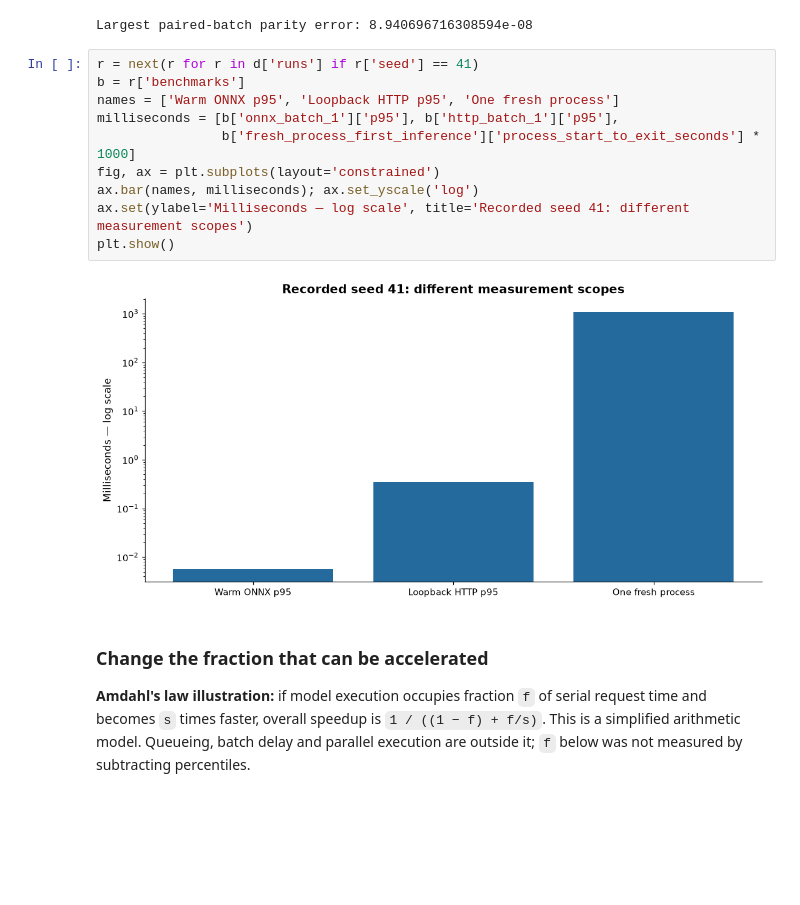
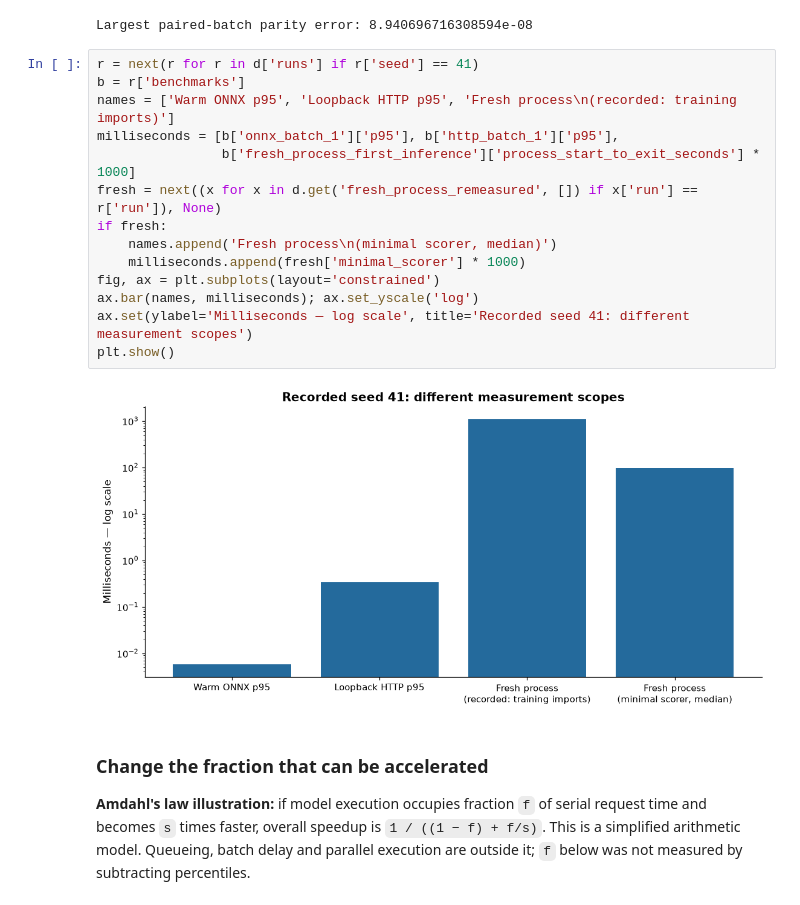
Before and after one commit to theRealMarkCastillo/ml-training, a Jupyter notebook: notebooks/D06_inference_optimization.ipynb, the cells around one changed output. Cells and saved outputs as stored; diff of their text form; blank space fills up the shorter version.

```diff
--- a/notebooks/D06_inference_optimization.ipynb
+++ b/notebooks/D06_inference_optimization.ipynb
@@ -54,15 +53,19 @@ Largest paired-batch parity error: 8.940696716308594e-08
 # %%
 r = next(r for r in d['runs'] if r['seed'] == 41)
 b = r['benchmarks']
-names = ['Warm ONNX p95', 'Loopback HTTP p95', 'One fresh process']
+names = ['Warm ONNX p95', 'Loopback HTTP p95', 'Fresh process\n(recorded: training imports)']
 milliseconds = [b['onnx_batch_1']['p95'], b['http_batch_1']['p95'],
                 b['fresh_process_first_inference']['process_start_to_exit_seconds'] * 1000]
+fresh = next((x for x in d.get('fresh_process_remeasured', []) if x['run'] == r['run']), None)
+if fresh:
+    names.append('Fresh process\n(minimal scorer, median)')
+    milliseconds.append(fresh['minimal_scorer'] * 1000)
 fig, ax = plt.subplots(layout='constrained')
 ax.bar(names, milliseconds); ax.set_yscale('log')
 ax.set(ylabel='Milliseconds — log scale', title='Recorded seed 41: different measurement scopes')
 plt.show()
 # %% [output]
-[figure, old version]
+[figure, new version]
 # %% [markdown]
 ### Change the fraction that can be accelerated
 **Amdahl's law illustration:** if model execution occupies fraction `f` of serial request time and becomes `s` times faster, overall speedup is `1 / ((1 − f) + f/s)`. This is a simplified arithmetic model. Queueing, batch delay and parallel execution are outside it; `f` below was not measured by subtracting percentiles.
```
Also changed, not shown: parts of 2 cells of this notebook, 18 other files.
